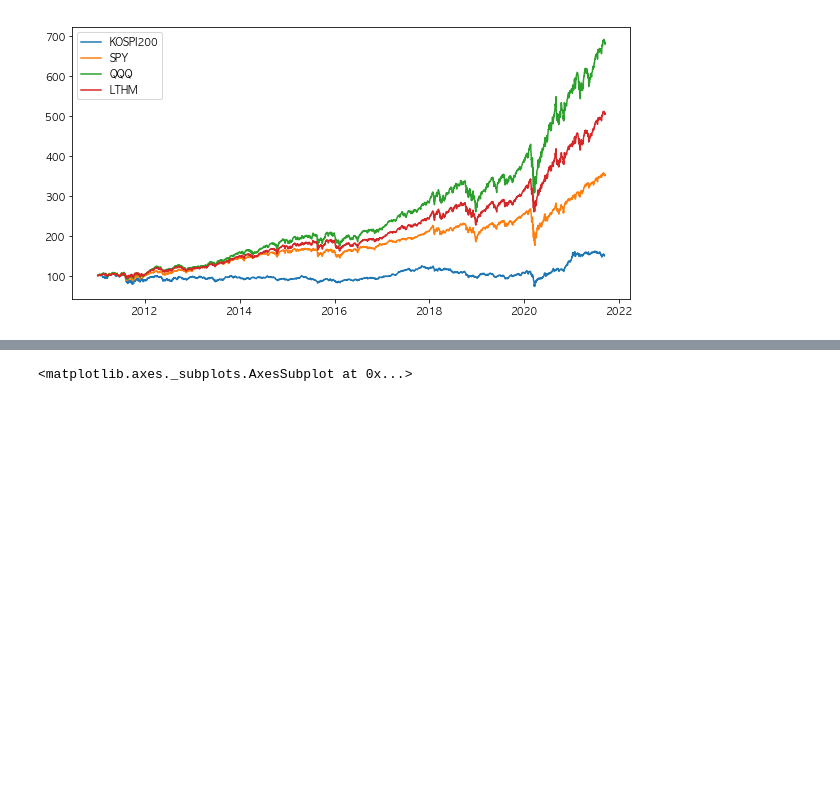
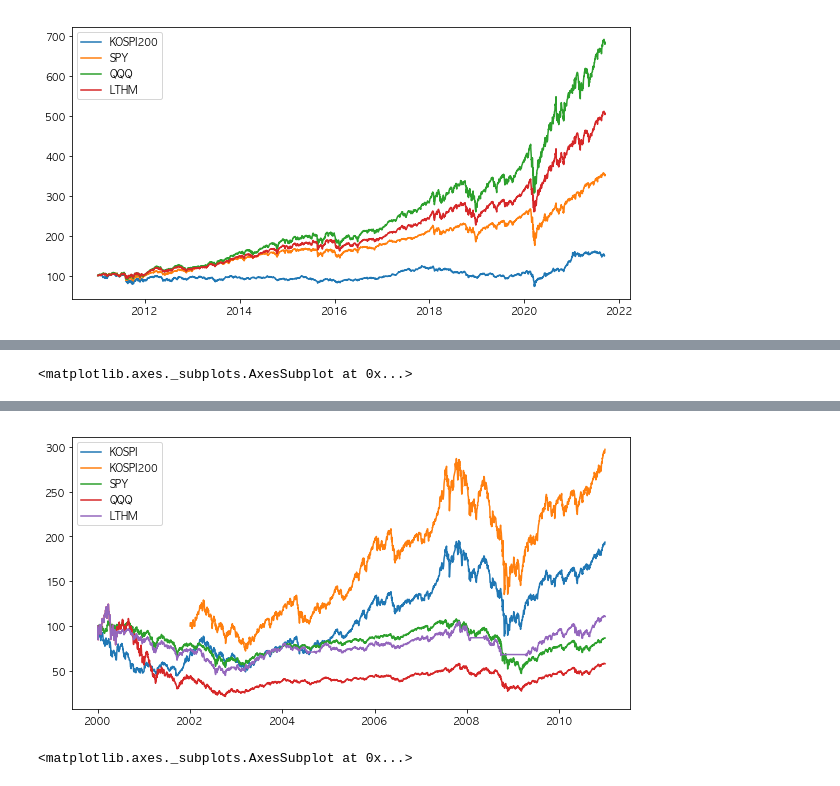
Before and after one commit to thyun/test-quant, a Jupyter notebook: backtest.ipynb, the cells around one changed output, grey strips where cells are left out. Saved outputs shown, nothing was run; the diff lists cells and outputs as text; code cells hidden in the pictures; blank space fills up the shorter version.

```diff
--- a/backtest.ipynb
+++ b/backtest.ipynb
@@ -1032,11 +1059,11 @@ show_chart()
 # %% [markdown]
 ## 시스템 - max_percent=10
 # %%
-reset_dict()
-system = LTHM(max_percent=10)
+stock_store = StockStore(ticker_dict_3)
+system = LTHM(stock_store, max_percent=10)
 
 for year in range(2020,2021):
-    load_std_dict(std_dict, year)
-    load_ticker_dict(ticker_dict, year)
+    stock_store.load_std_dict(year)
+    stock_store.load_ticker_dict(year)
     system.backtest(year)
 # %% [output]
@@ -1137,0 +1164,7 @@ system.set_data(system_data)
+# %%
+stock_store = StockStore(ticker_dict)
+system = LTHM(max_percent=33)
+system.backtest()
+#system.apply('2020-01-02')
+#system.apply('2020-01-03')
+#system.action_histories
@@ -1435,10 +1473,10 @@ show_chart()
 [figure]
 # %%
 class DM(LTHM):
-    def __init__(self, max_percent=100, cash=100000000):
+    def __init__(self, stock_store, max_percent=100, cash=100000000):
         self.REBALANCE_DAY = 1
         self.rebalance_date = pd.Timestamp(1970, 1, 1, 9)
-        super().__init__(max_percent=max_percent, cash=cash)
+        super().__init__(stock_store, max_percent=max_percent, cash=cash)
 
     def filter_batch_data(self, batch_data):
         if (len(batch_data) == 0):
@@ -1458,7 +1496,7 @@ class DM(LTHM):
     def backtest(self, year):
         start_idx = f"{year}-01-01"
         end_idx = f"{year}-12-31"
-        ticker_data = ticker_dict['SPY']['data']
+        ticker_data = stock_store.std_dict['SPY']['data']
         ticker_data = ticker_data[start_idx:end_idx]
         for idx, row in ticker_data.iterrows():
             #log.debug("LTHM.backtest(): idx=%s", idx)
@@ -1471,7 +1509,7 @@ class DM(LTHM):
         # 가격 반영
         for k in list(self.asset.stocks.keys()):
             code = k
-            ticker_data = ticker_dict[code]['data']
+            ticker_data = stock_store.ticker_dict[code]['data']
             if (idx in ticker_data.index):
                 row = ticker_data.loc[idx]
                 price = row['Close']
@@ -1526,7 +1564,7 @@ class DM(LTHM):
         # 기존 종목 전체 매도
         for k in list(self.asset.stocks.keys()):
             code = k
-            ticker_data = ticker_dict[code]['data']
+            ticker_data = stock_store.ticker_dict[code]['data']
             if (idx in ticker_data.index):
                 row = ticker_data.loc[idx]
                 #self.apply_stock_sell(idx, code, row)
@@ -1555,11 +1593,11 @@ class DM(LTHM):
             buy_count = math.floor(buy_cash / price)
             self.buy_count(idx, code, row, buy_count)
 # %%
-reset_dict()
-system = DM(max_percent=100)
+stock_store = StockStore(ticker_dict_3)
+system = DM(stock_store, max_percent=100)
 
 for year in range(2000,2011):
-    load_std_dict(std_dict, year)
-    load_ticker_dict(ticker_dict, year)
+    stock_store.load_std_dict(year)
+    stock_store.load_ticker_dict(year)
     system.backtest(year)
 # %% [output]
@@ -1637,0 +1667,4 @@ show_chart()
+# %%
+system.show_chart()
+# %% [output]
+<matplotlib.axes._subplots.AxesSubplot at 0x...>
@@ -1638,2 +1675,3 @@ show_chart()
+[figure, added]
 # %%
 # 100%, 월1회 rebalance
```
Also changed, not shown: parts of 52 cells of this notebook.
